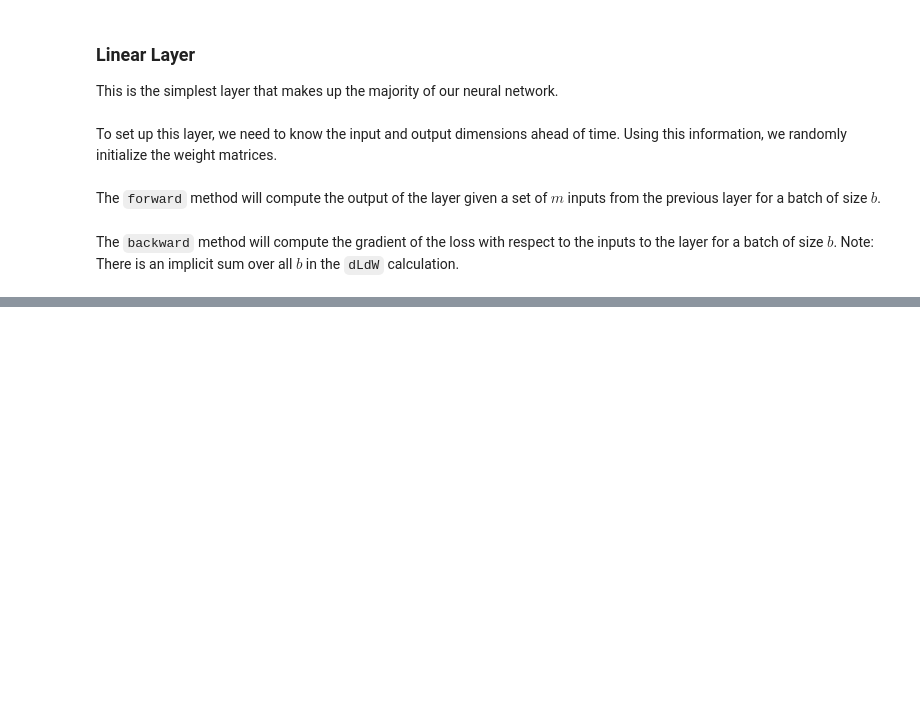
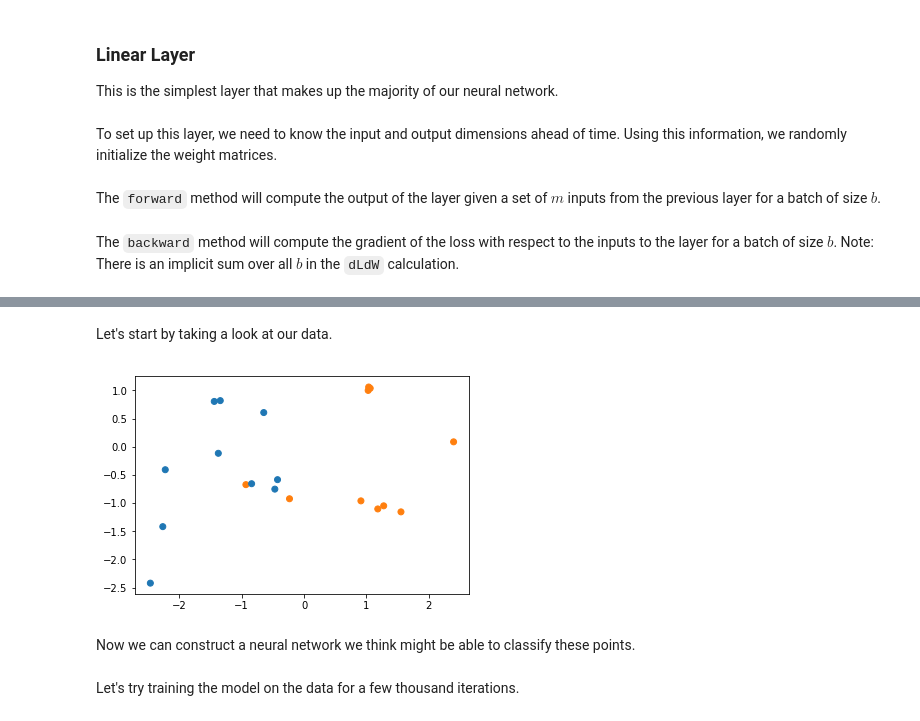
Before and after one commit to RobertDurfee/Notes, a Jupyter notebook: 18-19S/6.036/TensorFlow/NumPyFeedForwardNeuralNetwork.ipynb, the cells around one changed output, grey strips where cells are left out. Cells and saved outputs as stored; diff of their text form; code cells hidden in the pictures; blank space fills up the shorter version.

Commit message:
Saved correct updates numpy neural network.

```diff
--- a/18-19S/6.036/TensorFlow/NumPyFeedForwardNeuralNetwork.ipynb
+++ b/18-19S/6.036/TensorFlow/NumPyFeedForwardNeuralNetwork.ipynb
@@ -493,0 +495,20 @@ nn = Sequential([Linear(2, 10), ReLU(),
+# %%
+X = np.array([[-0.23390341,  1.18151883, -2.46493986,  1.55322202,  1.27621763,
+                2.39710997, -1.34403040, -0.46903436, -0.64673502, -1.44029872,
+               -1.37537243,  1.05994811, -0.93311512,  1.02735575, -0.84138778,
+               -2.22585412, -0.42591102,  1.03561105,  0.91125595, -2.26550369],
+              [-0.92254932, -1.10309630, -2.41956036, -1.15509002, -1.04805327,
+                0.08717325,  0.81847250, -0.75171045,  0.60664705,  0.80410947,
+               -0.11600488,  1.03747218, -0.67210575,  0.99944446, -0.65559838,
+               -0.40744784, -0.58367642,  1.05972780, -0.95991874, -1.41720255]])
+
+Y = np.array([[0., 0., 1., 0., 0., 0., 1., 1., 1., 1., 1., 0., 0., 0., 1., 1., 1., 0., 0., 1.],
+              [1., 1., 0., 1., 1., 1., 0., 0., 0., 0., 0., 1., 1., 1., 0., 0., 0., 1., 1., 0.]])
+# %% [markdown]
+Let's start by taking a look at our data.
+# %%
+_ = plt.scatter(X[0,:], X[1,:], c=Y[1,:], cmap=ListedColormap(['#1f77b4', '#ff7f0e']))
+# %% [output]
+[figure, added]
+# %% [markdown]
+Now we can construct a neural network we think might be able to classify these points.
@@ -493,0 +519,2 @@ nn = Sequential([Linear(2, 10), ReLU(),
+# %% [markdown]
+Let's try training the model on the data for a few thousand iterations.
```
Also changed, not shown: parts of 72 cells of this notebook.
